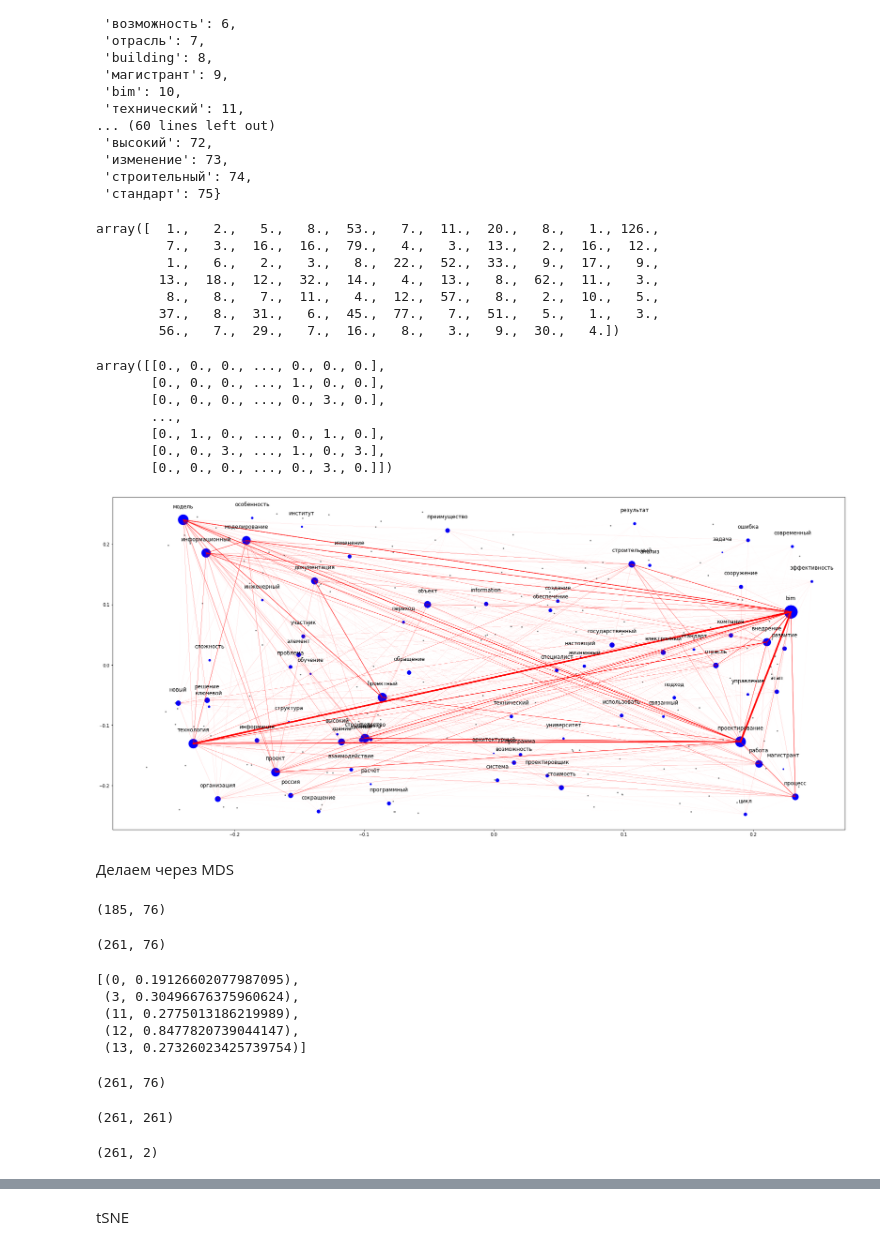
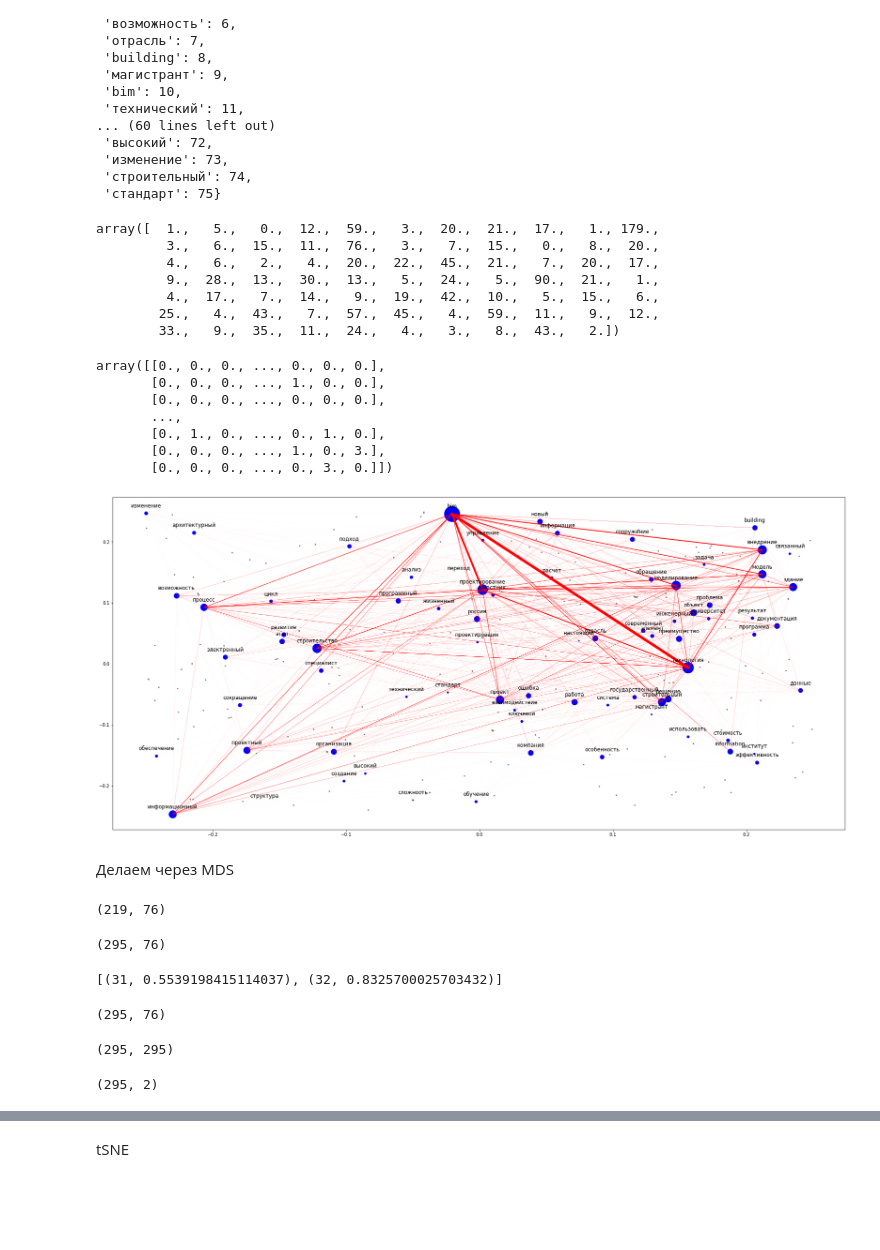
Before and after one commit to Vlad-Voit/Text_Mining_with_NLP, a Jupyter notebook: Text Mining "BIM implementation" using pymorphy2.ipynb, the cells around one changed output, grey strips where cells are left out. Cells and saved outputs as stored; diff of their text form; code cells hidden in the pictures; blank space fills up the shorter version.

```diff
--- a/Text Mining "BIM implementation" using pymorphy2.ipynb
+++ b/Text Mining "BIM implementation" using pymorphy2.ipynb
@@ -233,7 +270,7 @@ def transform_text(filename,d_base,mas,codepage='utf-8'):
 # %%
 res_mas=[]
 # %%
-res_mas=transform_html('https://cyberleninka.ru/article/n/plyusy-i-minusy-vnedreniya-bim-tehnologiy-v-stroitelstve',d_base,res_mas)
+res_mas=transform_html('https://cyberleninka.ru/article/n/osobennosti-vnedreniya-bim-tehnologii-v-otechestvennye-organizatsii',d_base,res_mas)
 print(len(res_mas))
 print(res_mas)
 # %% [output]
@@ -267,0 +293,4 @@ print(len(res_mas))
+# %%
+res_mas=transform_html('https://cyberleninka.ru/article/n/vnedrenie-bim-modelirovaniya-v-sovremennoe-stroitelstvo', d_base, res_mas)
+print(len(res_mas))
+print(res_mas)
@@ -268,6 +314,5 @@ print(len(res_mas))
 # %%
-#Возникает проблема "doc2bow expects an array of unicode tokens on input, not a single string", если добавить в res_mas этот текст
-res_mas=transform_html('https://cyberleninka.ru/article/n/osobennosti-vnedreniya-bim-tehnologii-v-otechestvennye-organizatsii', d_base, mas)
-print(len(res_mas))
-print(res_mas)
+# res_mas=transform_html('https://cyberleninka.ru/article/n/osobennosti-vnedreniya-bim-tehnologiy-v-stroitelnye-kompanii', d_base, res_mas)
+# print(len(res_mas))
+# print(res_mas)
 # %% [output]
@@ -276,4 +320,0 @@ print(res_mas)
-# %%
-res_mas=transform_html('https://cyberleninka.ru/article/n/vnedrenie-bim-v-ao-lenpromtransproekt', d_base, res_mas)
-print(len(res_mas))
-print(res_mas)
@@ -381,13 +421,13 @@ for string in res_mas:
     count_el[d_num[el]]+=1
 count_el
 # %% [output]
-array([  1.,   2.,   5.,   8.,  53.,   7.,  11.,  20.,   8.,   1., 126.,
-         7.,   3.,  16.,  16.,  79.,   4.,   3.,  13.,   2.,  16.,  12.,
-         1.,   6.,   2.,   3.,   8.,  22.,  52.,  33.,   9.,  17.,   9.,
-        13.,  18.,  12.,  32.,  14.,   4.,  13.,   8.,  62.,  11.,   3.,
-         8.,   8.,   7.,  11.,   4.,  12.,  57.,   8.,   2.,  10.,   5.,
-        37.,   8.,  31.,   6.,  45.,  77.,   7.,  51.,   5.,   1.,   3.,
-        56.,   7.,  29.,   7.,  16.,   8.,   3.,   9.,  30.,   4.])
+array([  1.,   5.,   0.,  12.,  59.,   3.,  20.,  21.,  17.,   1., 179.,
+         3.,   6.,  15.,  11.,  76.,   3.,   7.,  15.,   0.,   8.,  20.,
+         4.,   6.,   2.,   4.,  20.,  22.,  45.,  21.,   7.,  20.,  17.,
+         9.,  28.,  13.,  30.,  13.,   5.,  24.,   5.,  90.,  21.,   1.,
+         4.,  17.,   7.,  14.,   9.,  19.,  42.,  10.,   5.,  15.,   6.,
+        25.,   4.,  43.,   7.,  57.,  45.,   4.,  59.,  11.,   9.,  12.,
+        33.,   9.,  35.,  11.,  24.,   4.,   3.,   8.,  43.,   2.])
 # %%
 sovm_isp=np.zeros((len(d_base.keys()), len(d_base.keys())))
 for stroki in res_mas:
@@ -401,27 +441,27 @@ sovm_isp
 # %% [output]
 array([[0., 0., 0., ..., 0., 0., 0.],
        [0., 0., 0., ..., 1., 0., 0.],
-       [0., 0., 0., ..., 0., 3., 0.],
+       [0., 0., 0., ..., 0., 0., 0.],
        ...,
        [0., 1., 0., ..., 0., 1., 0.],
-       [0., 0., 3., ..., 1., 0., 3.],
+       [0., 0., 0., ..., 1., 0., 3.],
        [0., 0., 0., ..., 0., 3., 0.]])
 # %%
 from matplotlib import pyplot as plt
 # %%
 plt.figure(figsize=(30,14))
 plt.scatter(xxx.T[0],xxx.T[1],5,color='gray')
 plt.scatter([el[0] for el in yyy.T[1]],[el[1] for el in yyy.T[1]],[count_el[d_num[el]]*7 for el in yyy.T[0]],color='blue')
 for el in yyy:
-  plt.text(el[1][0],el[1][1]+0.02,el[0],fontsize=12,ha='center')
+  plt.text(el[1][0],el[1][1]+0.01,el[0],fontsize=12,ha='center')
 for el1 in yyy:
   for el2 in yyy:
     if el1!=el2:
       plt.plot([el1[1][0],el2[1][0]],[el1[1][1],el2[1][1]],linewidth=(sovm_isp[d_num[el1[0]],d_num[el2[0]]]**2)/5000,color='red')
 
 plt.show()
 # %% [output]
-[figure, old version]
+[figure, new version]
 # %% [markdown]
 Делаем через MDS
 # %%
@@ -446,20 +486,16 @@ for xx in d_num.keys():
 mas=np.vstack((mas,mas2))
 mas.shape
 # %% [output]
-(185, 76)
+(219, 76)
-(261, 76)
+(295, 76)
 # %%
 Tmodel[corpus[5]]
 # %% [output]
-[(0, 0.19126602077987095),
- (3, 0.30496676375960624),
- (11, 0.2775013186219989),
- (12, 0.8477820739044147),
- (13, 0.27326023425739754)]
+[(31, 0.5539198415114037), (32, 0.8325700025703432)]
 # %%
 mas.shape
 # %% [output]
-(261, 76)
+(295, 76)
 # %%
 from sklearn.manifold import MDS
 from sklearn.metrics import pairwise_distances
@@ -468,13 +504,13 @@ from sklearn.manifold import TSNE
 distance_matrix = pairwise_distances(mas, metric = 'cosine')
 distance_matrix.shape
 # %% [output]
-(261, 261)
+(295, 295)
 # %%
-model = MDS(metric = "precomputed", random_state = 1, n_components = 2)
+model = MDS(metric = False, random_state = 1, n_components = 2)
 Xpr = model.fit_transform(distance_matrix) * 100
 print(Xpr.shape)
 # %% [output]
-(261, 2)
+(295, 2)
 # %%
 xxx=Xpr[:len(res_mas)]
 yy1=Xpr[len(res_mas):]
```
Also changed, not shown: parts of 38 cells of this notebook.
